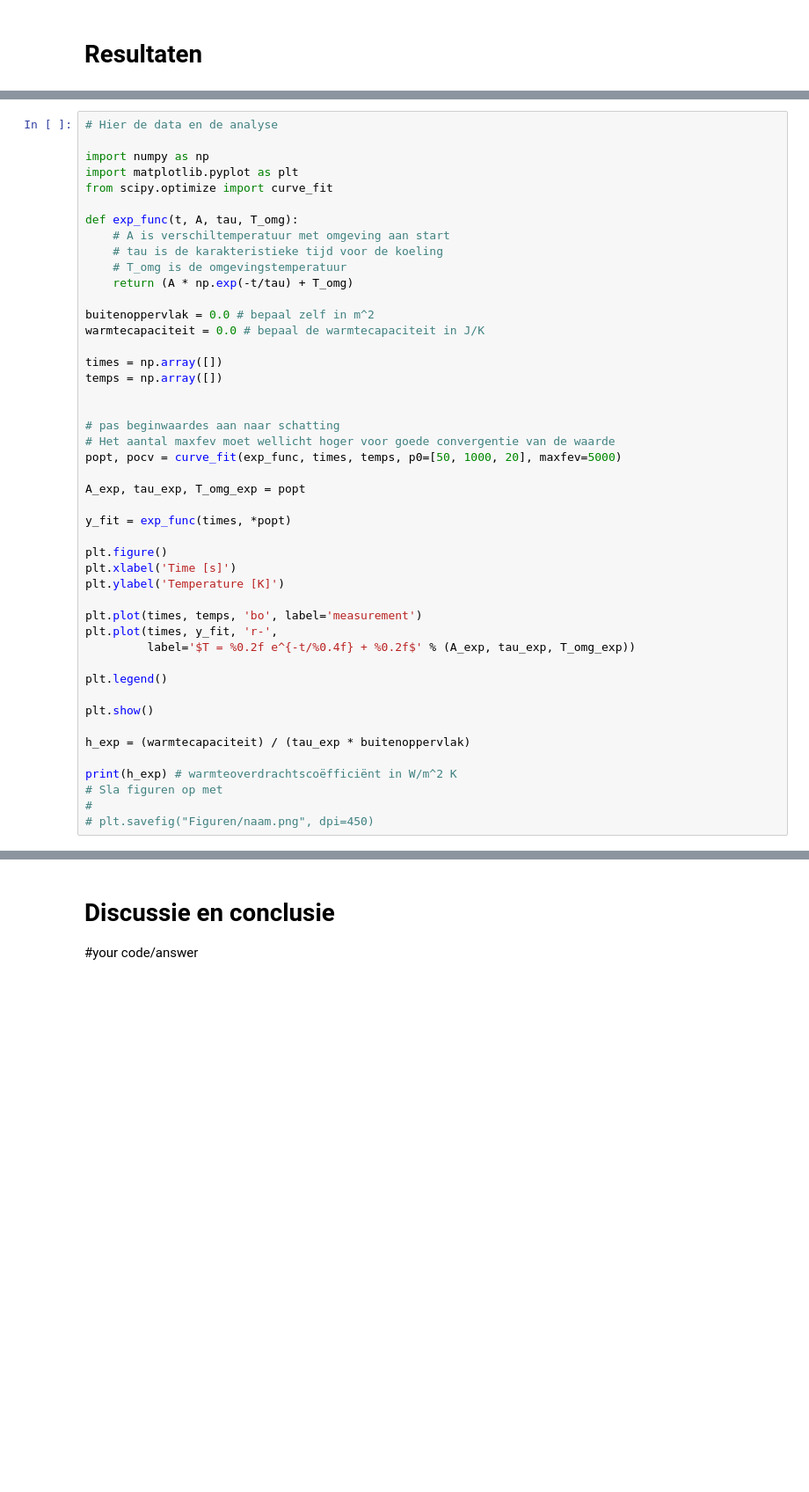
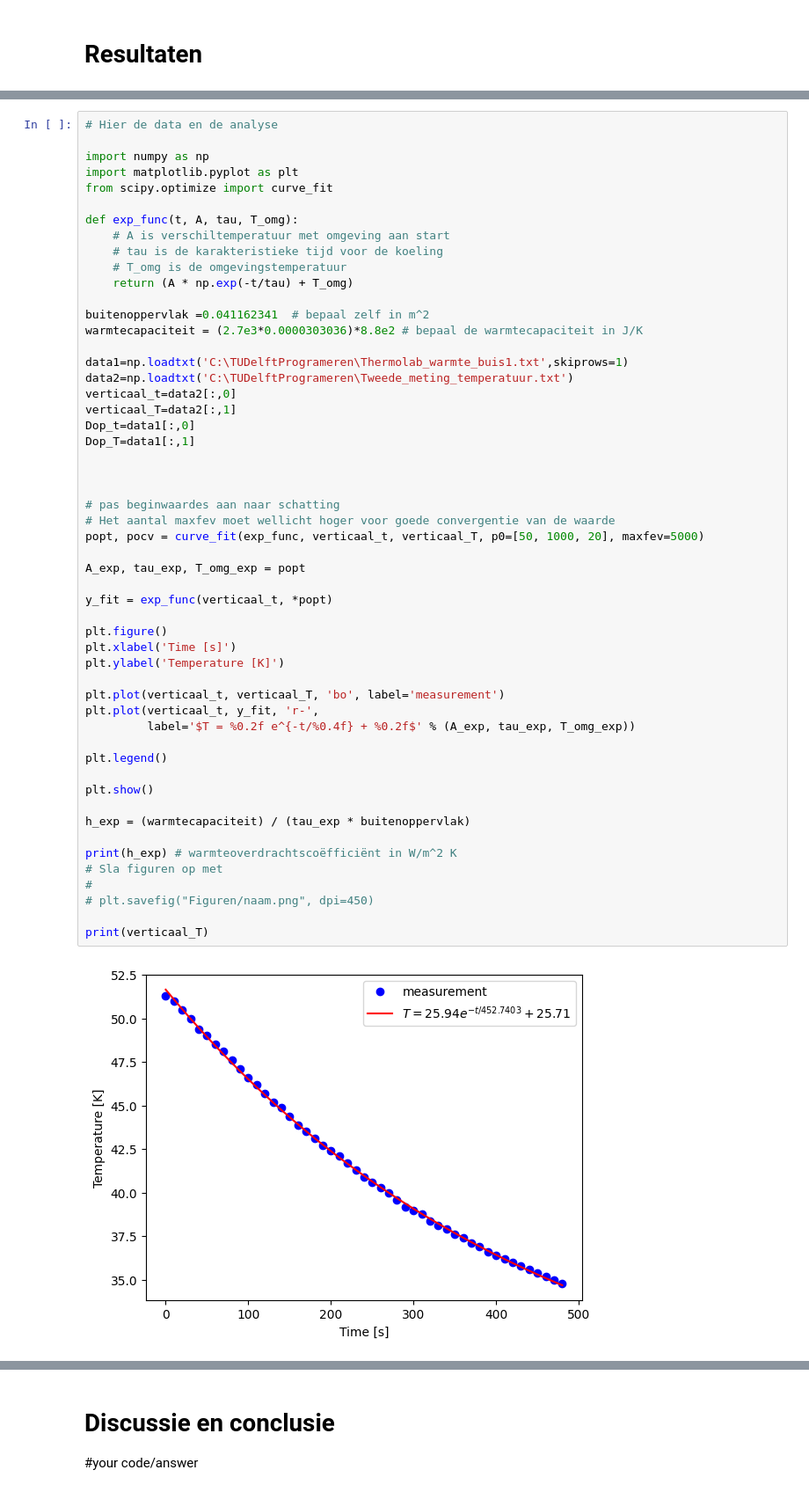
Before and after one commit to FelixJacobs11/TUAmsterdam, a Jupyter notebook: Content/Labs/Soortelijk_warmte/koelbuis.ipynb, the cells around one changed output, grey strips where cells are left out. Shown at 88% size. Drawn from its saved outputs; the diff is of its cells as text; blank space fills up the shorter version.

```diff
--- a/Content/Labs/Soortelijk_warmte/koelbuis.ipynb
+++ b/Content/Labs/Soortelijk_warmte/koelbuis.ipynb
@@ -168,38 +178,47 @@ def exp_func(t, A, tau, T_omg):
     # A is verschiltemperatuur met omgeving aan start
     # tau is de karakteristieke tijd voor de koeling
     # T_omg is de omgevingstemperatuur
     return (A * np.exp(-t/tau) + T_omg)
 
-buitenoppervlak = 0.0 # bepaal zelf in m^2
-warmtecapaciteit = 0.0 # bepaal de warmtecapaciteit in J/K
+buitenoppervlak =0.041162341  # bepaal zelf in m^2
+warmtecapaciteit = (2.7e3*0.0000303036)*8.8e2 # bepaal de warmtecapaciteit in J/K
 
-times = np.array([])
-temps = np.array([])
+data1=np.loadtxt('C:\TUDelftProgrameren\Thermolab_warmte_buis1.txt',skiprows=1)
+data2=np.loadtxt('C:\TUDelftProgrameren\Tweede_meting_temperatuur.txt')
+verticaal_t=data2[:,0]
+verticaal_T=data2[:,1]
+Dop_t=data1[:,0]
+Dop_T=data1[:,1]
+
 
 
 # pas beginwaardes aan naar schatting
 # Het aantal maxfev moet wellicht hoger voor goede convergentie van de waarde
-popt, pocv = curve_fit(exp_func, times, temps, p0=[50, 1000, 20], maxfev=5000)
+popt, pocv = curve_fit(exp_func, verticaal_t, verticaal_T, p0=[50, 1000, 20], maxfev=5000)
 
 A_exp, tau_exp, T_omg_exp = popt
 
-y_fit = exp_func(times, *popt)
+y_fit = exp_func(verticaal_t, *popt)
 
 plt.figure()
 plt.xlabel('Time [s]')
 plt.ylabel('Temperature [K]')
 
-plt.plot(times, temps, 'bo', label='measurement')
-plt.plot(times, y_fit, 'r-',
+plt.plot(verticaal_t, verticaal_T, 'bo', label='measurement')
+plt.plot(verticaal_t, y_fit, 'r-',
          label='$T = %0.2f e^{-t/%0.4f} + %0.2f$' % (A_exp, tau_exp, T_omg_exp))
 
 plt.legend()
 
 plt.show()
 
 h_exp = (warmtecapaciteit) / (tau_exp * buitenoppervlak)
 
 print(h_exp) # warmteoverdrachtscoëfficiënt in W/m^2 K
 # Sla figuren op met
 #
 # plt.savefig("Figuren/naam.png", dpi=450)
+
+print(verticaal_T)
+# %% [output]
+[figure, added]
```
Also changed, not shown: parts of 2 cells of this notebook.
